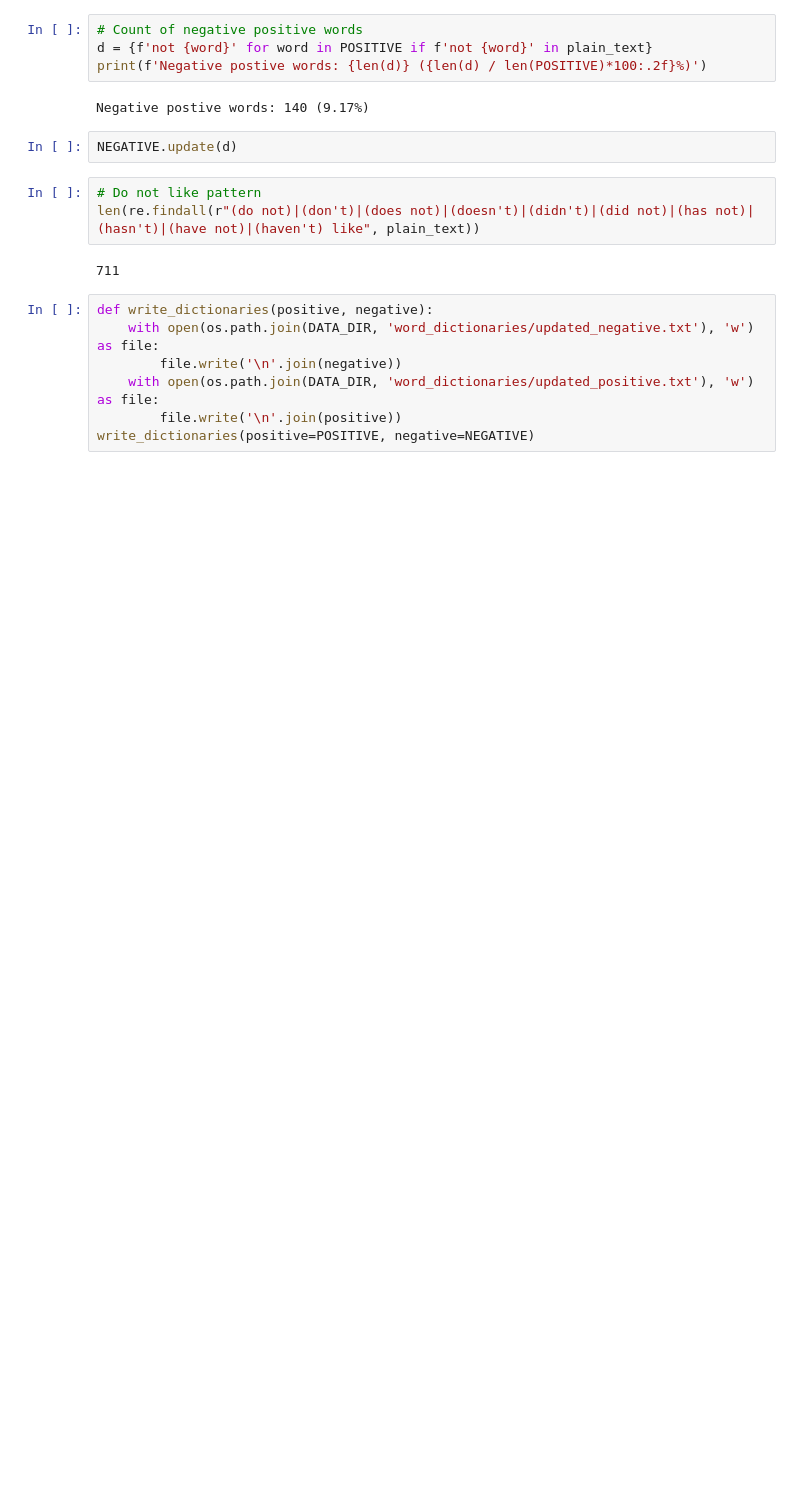
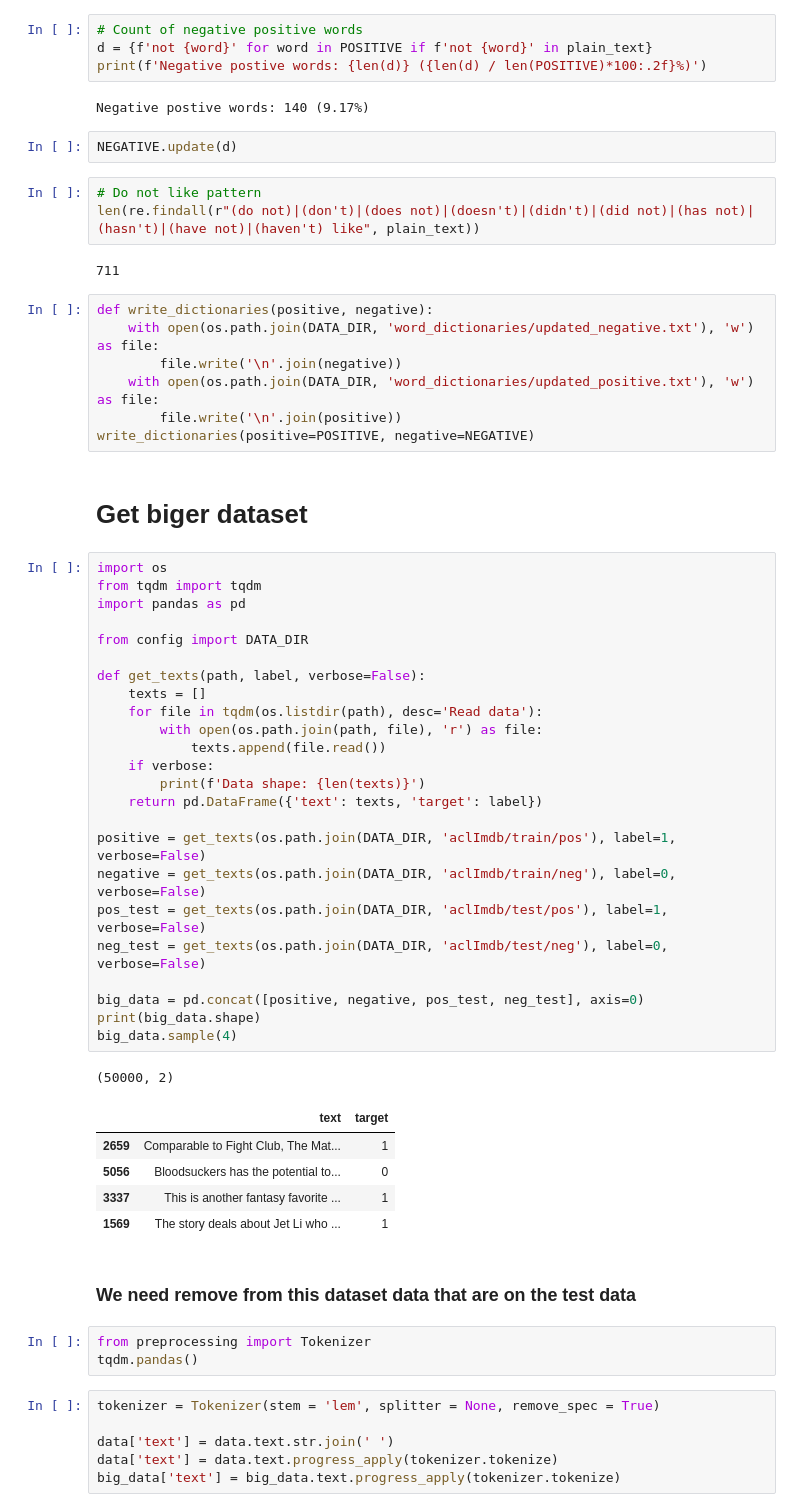
Before and after one commit to Cyned/UCU2019, a Jupyter notebook: nlp/Analyse.ipynb, the cells around one changed output. Saved outputs shown, nothing was run; the diff lists cells and outputs as text; blank space fills up the shorter version.

```diff
--- a/nlp/Analyse.ipynb
+++ b/nlp/Analyse.ipynb
@@ -155,3 +155,47 @@ def write_dictionaries(positive, negative):
     with open(os.path.join(DATA_DIR, 'word_dictionaries/updated_positive.txt'), 'w') as file:
         file.write('\n'.join(positive))
 write_dictionaries(positive=POSITIVE, negative=NEGATIVE)
+# %% [markdown]
+# Get biger dataset
+# %%
+import os
+from tqdm import tqdm
+import pandas as pd
+
+from config import DATA_DIR
+
+def get_texts(path, label, verbose=False):
+    texts = []
+    for file in tqdm(os.listdir(path), desc='Read data'):
+        with open(os.path.join(path, file), 'r') as file:
+            texts.append(file.read())
+    if verbose:
+        print(f'Data shape: {len(texts)}')
+    return pd.DataFrame({'text': texts, 'target': label})
+
+positive = get_texts(os.path.join(DATA_DIR, 'aclImdb/train/pos'), label=1, verbose=False)
+negative = get_texts(os.path.join(DATA_DIR, 'aclImdb/train/neg'), label=0, verbose=False)
+pos_test = get_texts(os.path.join(DATA_DIR, 'aclImdb/test/pos'), label=1, verbose=False)
+neg_test = get_texts(os.path.join(DATA_DIR, 'aclImdb/test/neg'), label=0, verbose=False)
+
+big_data = pd.concat([positive, negative, pos_test, neg_test], axis=0)
+print(big_data.shape)
+big_data.sample(4)
+# %% [output]
+(50000, 2)
+|  | text | target |
+| 2659 | Comparable to Fight Club, The Mat... | 1 |
+| 5056 | Bloodsuckers has the potential to... | 0 |
+| 3337 | This is another fantasy favorite ... | 1 |
+| 1569 | The story deals about Jet Li who ... | 1 |
+# %% [markdown]
+### We need remove from this dataset data that are on the test data
+# %%
+from preprocessing import Tokenizer
+tqdm.pandas()
+# %%
+tokenizer = Tokenizer(stem = 'lem', splitter = None, remove_spec = True)
+
+data['text'] = data.text.str.join(' ')
+data['text'] = data.text.progress_apply(tokenizer.tokenize)
+big_data['text'] = big_data.text.progress_apply(tokenizer.tokenize)
```
Also changed, not shown: parts of 3 cells of this notebook, 7 other files.
